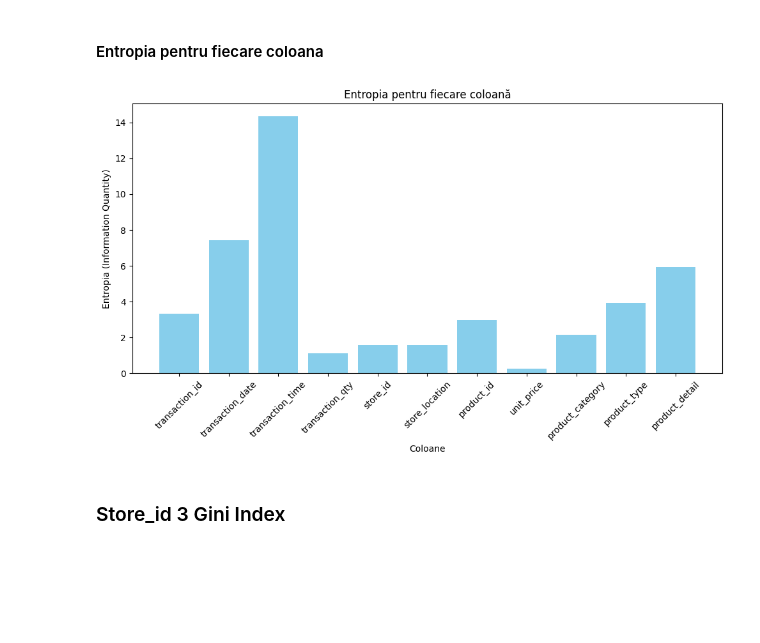
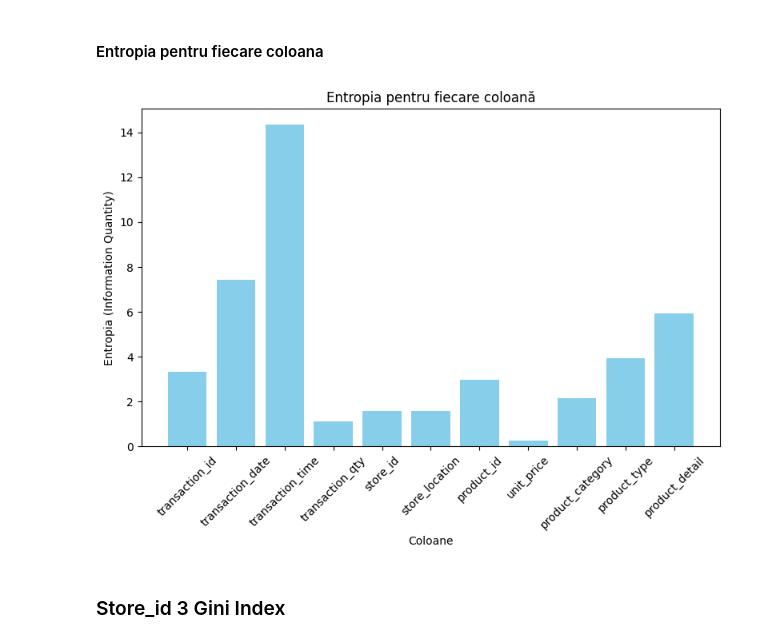
Before and after one commit to PopLuks/Coffe-Shop-sales, a Jupyter notebook: coffe_shop_sales.ipynb, the cells around one changed output. Drawn from its saved outputs; the diff is of its cells as text; code cells hidden in the pictures; blank space fills up the shorter version.

```diff
--- a/coffe_shop_sales.ipynb
+++ b/coffe_shop_sales.ipynb
@@ -219,7 +216,7 @@ for col in numeric_cols.columns:
     cumulative_values, gini = lorenz_curve(values)
 
 
-    plT.figure(figsize=(8, 6))
+    plT.figure(figsize=(6, 4))
     plT.plot(np.linspace(0, 1, len(cumulative_values)), cumulative_values, label=f'Curba Lorenz ({col})')
     plT.plot([0, 1], [0, 1], color='red', linestyle='--', label='Linia egalității')
     plT.fill_between(np.linspace(0, 1, len(cumulative_values)), cumulative_values, np.linspace(0, 1, len(cumulative_values)), color='skyblue', alpha=0.4)
@@ -266,17 +269,17 @@ product_detail: 5.9359
 # %% [markdown]
 #### Entropia pentru fiecare coloana
 # %%
-# Crearea graficului
-plT.figure(figsize=(10, 6))
+
+plT.figure(figsize=(8, 6))
 plT.bar(entropy_values.keys(), entropy_values.values(), color='skyblue')
 plT.xlabel('Coloane')
 plT.ylabel('Entropia (Information Quantity)')
 plT.title('Entropia pentru fiecare coloană')
 plT.xticks(rotation=45)
 plT.tight_layout()
 plT.show()
 # %% [output]
-[figure, old version]
+[figure, new version]
 # %% [markdown]
 ### Store_id 3 Gini Index
 # %%
```
Also changed, not shown: parts of 16 cells of this notebook.
